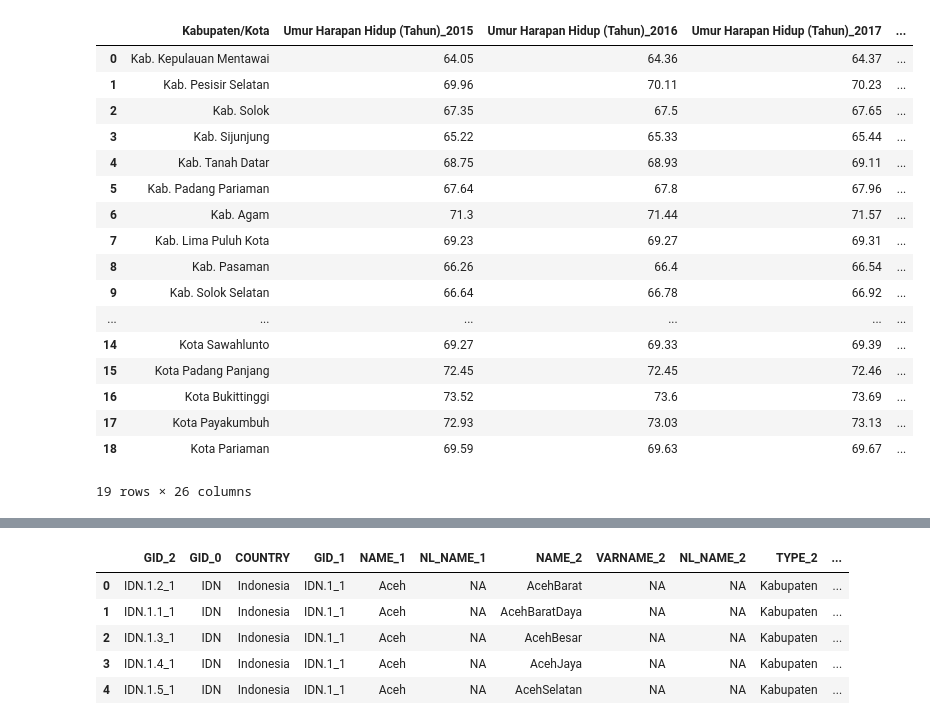
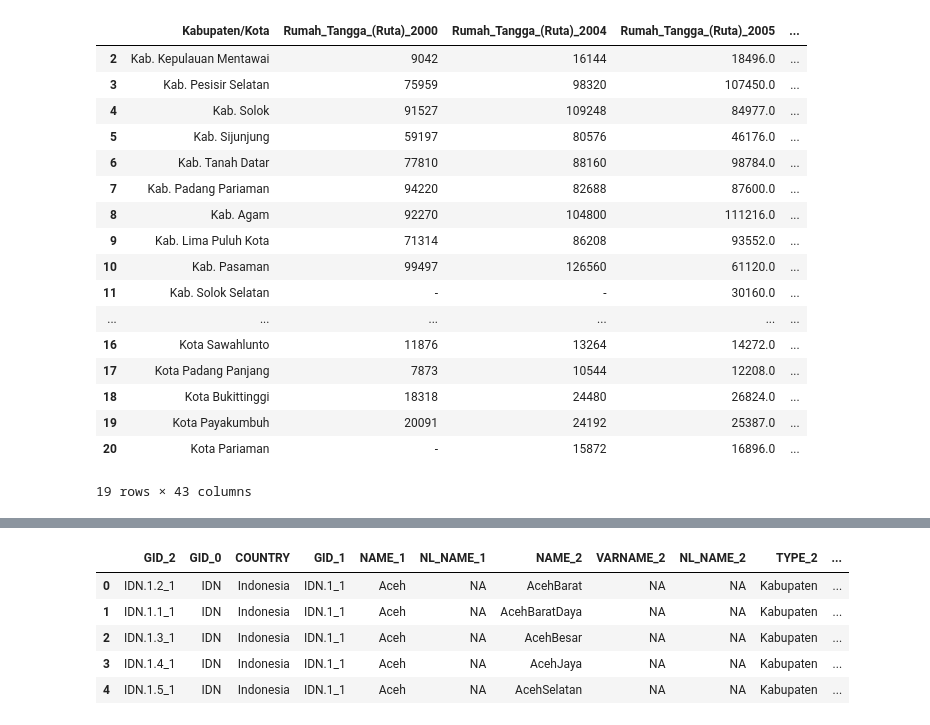
Before and after one commit to ImbangJayoGampito/visdat-spasio-temporal, a Jupyter notebook: Data Preprocessing/preprocess.ipynb, the cells around one changed output, grey strips where cells are left out. Saved outputs shown, nothing was run; the diff lists cells and outputs as text; code cells hidden in the pictures.

Commit message:
add processing for more data type (poverty data, household number, household capacity)...

```diff
--- a/Data Preprocessing/preprocess.ipynb
+++ b/Data Preprocessing/preprocess.ipynb
@@ -2,15 +2,16 @@
 import pandas as pd
 import numpy as np
 import matplotlib.pyplot as plt
+# %%
+def extract_dataframe(filename, filetype = 'csv'):
+    if filetype == 'csv':
+        df = pd.read_csv(filename)
+    elif filetype == 'xlsx':
+        df = pd.read_excel(filename)
+    return df
 # %%
-xls_file = 'Query Builder Result - Kamis, 02 April 2026 pukul 20.25.10 GMT+7.xlsx'
+df1 = extract_dataframe('Persentase Penduduk Miskin Menurut Kabupaten_Kota di Sumatera Barat, 2006-2025.xlsx', 'xlsx')
+# Change row 1 to be int else make it as nan
 
-# Check what sheets are actually in the file
-excel_file = pd.ExcelFile(xls_file)
-print("Available sheets:", excel_file.sheet_names)
-
-# Then use the correct sheet name
-df = pd.read_excel(xls_file, sheet_name=excel_file.sheet_names[0])
-df2 = pd.read_excel(xls_file, sheet_name=excel_file.sheet_names[1])
-df2
+df1
 # %% [output]
@@ -35,0 +36,3 @@ Available sheets: ['Data 1', 'Data 2']
+# %%
+df2 = extract_dataframe('Data_Pendapatan_Rumah_Tangga_Menurut_Kabupaten_Kota.csv', 'csv')
+df2
@@ -36,23 +58,33 @@ Available sheets: ['Data 1', 'Data 2']
 # %%
-def process_dataframe(df, year_start=2015, year_end=2025, row_start=2, row_end=2, regency_name = 'Kabupaten/Kota'):
+def process_dataframe(df, year_start=2015, year_end=2025, row_start=2, row_end=2, regency_name = 'Kabupaten/Kota', jenis_data = ['Umur Harapan Hidup (Tahun)', 'Harapan Lama Sekolah (Tahun)','Rata-rata Lama Sekolah (Tahun)','Pengeluaran (Ribu rupiah/orang/tahun)', 'IPM']):
     row_range = (row_start, row_end)
     year_range = (year_start, year_end)
     df_processed = df.copy()
     year_idx = 1
     current_data_index = None
-    jenis_data = ['Umur Harapan Hidup (Tahun)', 'Harapan Lama Sekolah (Tahun)','Rata-rata Lama Sekolah (Tahun)','Pengeluaran (Ribu rupiah/orang/tahun)', 'IPM']
     for column in df.columns:
         year_val = df[column].iloc[year_idx]
+        print(year_val, current_data_index, year_start, year_start == year_val and current_data_index is None)
+        if pd.isna(year_val) or year_val is None:
+            continue
+        year_val = int(year_val)
         if year_val == year_start and current_data_index is None:
+            print("meowmeow")
             current_data_index = 0
         elif year_val == year_start and current_data_index is not None:
             current_data_index += 1
+
         if current_data_index is not None and current_data_index < len(jenis_data):
             renamed_column_name = f"{jenis_data[current_data_index]}_{int(year_val)}"
+            print(f"Renaming {column} to {renamed_column_name}")
             df_processed.rename(columns={column: renamed_column_name}, inplace=True)
 
     # Remove first two and last two rows which are not needed
-    df_processed = df_processed.iloc[row_start:-row_end].reset_index(drop=True)
+    if row_end > 0:
+        df_processed = df_processed.iloc[row_start:-row_end].copy()
+    else:
+        df_processed = df_processed.iloc[row_start:].copy()
+
     # Remove  Kab. initial
 
 
@@ -61,7 +93,7 @@ def process_dataframe(df, year_start=2015, year_end=2025, row_start=2, row_end=2
 
     return df_processed
 # %%
-df_proc1 = process_dataframe(df, year_start=2015, year_end=2019, row_start=2, row_end=3, regency_name='Kabupaten/Kota')
-df_proc2 = process_dataframe(df2, year_start=2020, year_end=2025, row_start=3, row_end=2, regency_name='Wilayah')
+df_proc2 = process_dataframe(df1, year_start=2006, year_end=2023, row_start=3, row_end=0, regency_name='Wilayah', jenis_data=['Penduduk_Miskin_(%)'])
+df_proc1 = process_dataframe(df2, year_start=2000, year_end=2025, row_start=2, row_end=3, regency_name='Kabupaten/Kota', jenis_data=['Rumah_Tangga_(Ruta)', 'Anggota_Rumah_Tangga_(ART)'])
 df_proc1
 # %% [output]
@@ -68,21 +117,21 @@ df_proc1
-|  | Kabupaten/Kota | Umur Harapan Hidup (Tahun)_2015 | Umur Harapan Hidup (Tahun)_2016 | Umur Harapan Hidup (Tahun)_2017 | ... |
-| 0 | Kab. Kepulauan Mentawai | 64.05 | 64.36 | 64.37 | ... |
-| 1 | Kab. Pesisir Selatan | 69.96 | 70.11 | 70.23 | ... |
-| 2 | Kab. Solok | 67.35 | 67.5 | 67.65 | ... |
-| 3 | Kab. Sijunjung | 65.22 | 65.33 | 65.44 | ... |
-| 4 | Kab. Tanah Datar | 68.75 | 68.93 | 69.11 | ... |
-| 5 | Kab. Padang Pariaman | 67.64 | 67.8 | 67.96 | ... |
-| 6 | Kab. Agam | 71.3 | 71.44 | 71.57 | ... |
-| 7 | Kab. Lima Puluh Kota | 69.23 | 69.27 | 69.31 | ... |
-| 8 | Kab. Pasaman | 66.26 | 66.4 | 66.54 | ... |
-| 9 | Kab. Solok Selatan | 66.64 | 66.78 | 66.92 | ... |
+|  | Kabupaten/Kota | Rumah_Tangga_(Ruta)_2000 | Rumah_Tangga_(Ruta)_2004 | Rumah_Tangga_(Ruta)_2005 | ... |
+| 2 | Kab. Kepulauan Mentawai | 9042 | 16144 | 18496.0 | ... |
+| 3 | Kab. Pesisir Selatan | 75959 | 98320 | 107450.0 | ... |
+| 4 | Kab. Solok | 91527 | 109248 | 84977.0 | ... |
+| 5 | Kab. Sijunjung | 59197 | 80576 | 46176.0 | ... |
+| 6 | Kab. Tanah Datar | 77810 | 88160 | 98784.0 | ... |
+| 7 | Kab. Padang Pariaman | 94220 | 82688 | 87600.0 | ... |
+| 8 | Kab. Agam | 92270 | 104800 | 111216.0 | ... |
+| 9 | Kab. Lima Puluh Kota | 71314 | 86208 | 93552.0 | ... |
+| 10 | Kab. Pasaman | 99497 | 126560 | 61120.0 | ... |
+| 11 | Kab. Solok Selatan | - | - | 30160.0 | ... |
 | ... | ... | ... | ... | ... | ... |
-| 14 | Kota Sawahlunto | 69.27 | 69.33 | 69.39 | ... |
-| 15 | Kota Padang Panjang | 72.45 | 72.45 | 72.46 | ... |
-| 16 | Kota Bukittinggi | 73.52 | 73.6 | 73.69 | ... |
-| 17 | Kota Payakumbuh | 72.93 | 73.03 | 73.13 | ... |
-| 18 | Kota Pariaman | 69.59 | 69.63 | 69.67 | ... |
+| 16 | Kota Sawahlunto | 11876 | 13264 | 14272.0 | ... |
+| 17 | Kota Padang Panjang | 7873 | 10544 | 12208.0 | ... |
+| 18 | Kota Bukittinggi | 18318 | 24480 | 26824.0 | ... |
+| 19 | Kota Payakumbuh | 20091 | 24192 | 25387.0 | ... |
+| 20 | Kota Pariaman | - | 15872 | 16896.0 | ... |
-19 rows × 26 columns
+19 rows × 43 columns
 # %%
 df_proc2['Wilayah'] = df_proc2['Wilayah'].str.replace('Kab.', '', regex=False)
 df_proc1['Kabupaten/Kota'] = df_proc1['Kabupaten/Kota'].str.replace('Kab.', '', regex=False)
```
Also changed, not shown: parts of 11 cells of this notebook, 5 other files.
